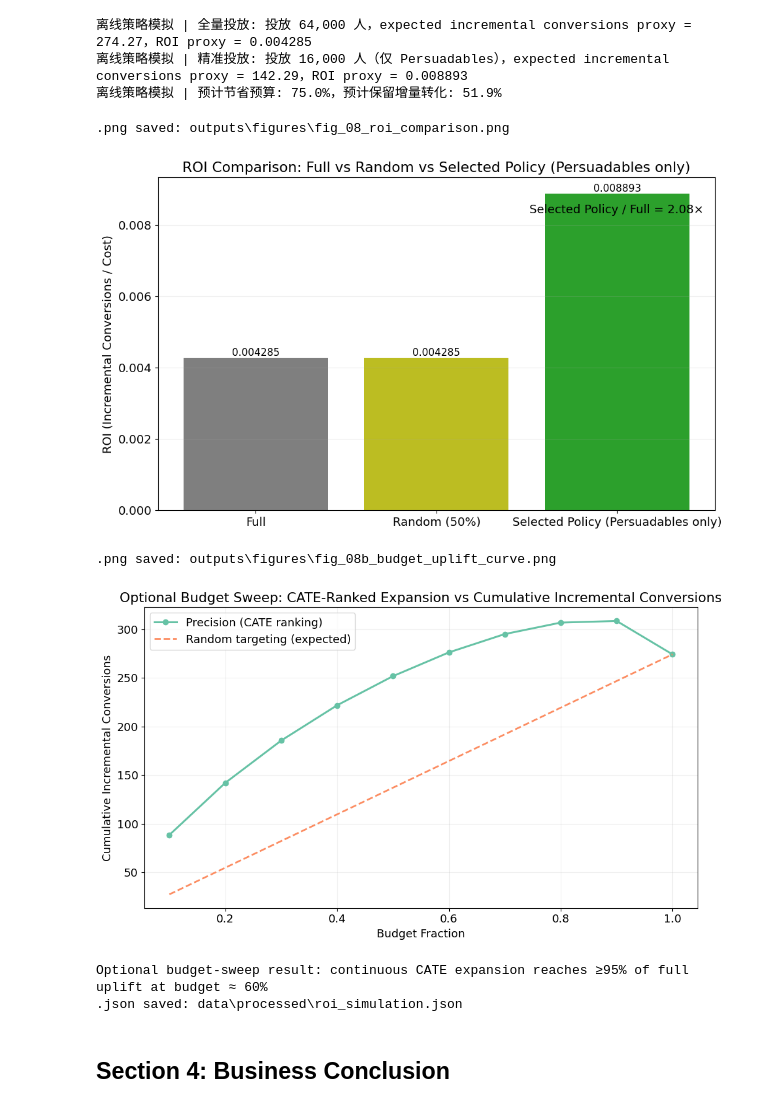
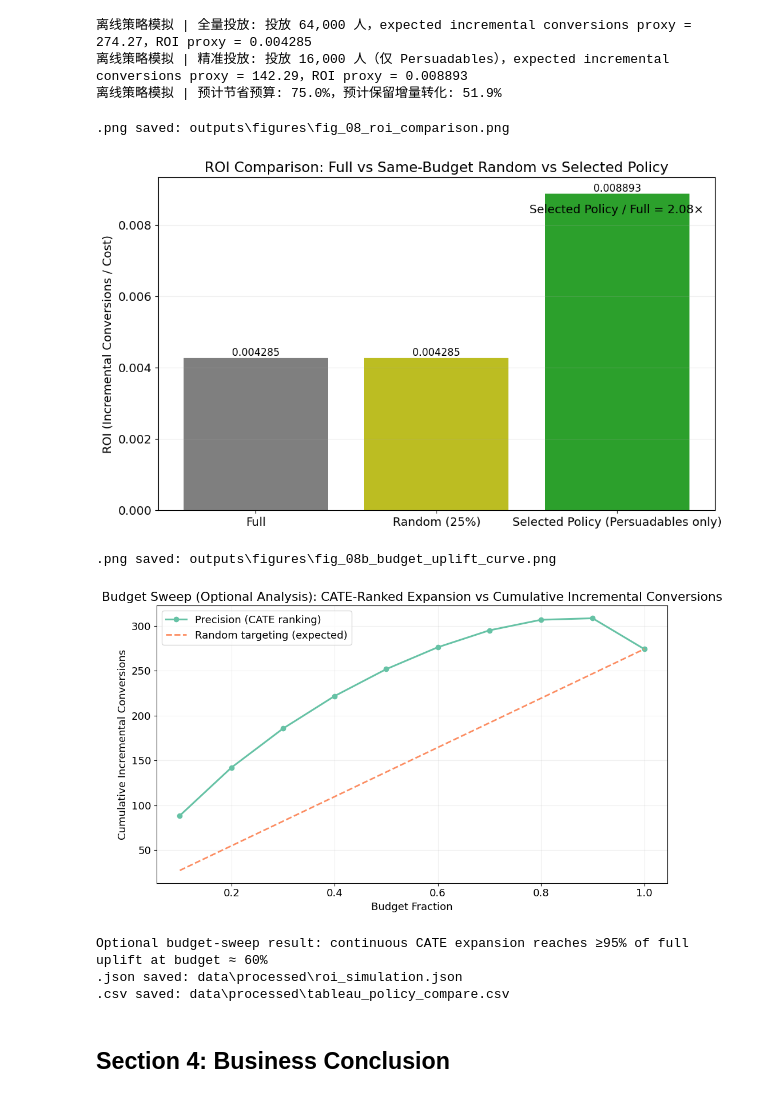
Before and after one commit to CLampard-Y/causal-uplift-marketing, a Jupyter notebook: notebooks/05_segmentation_and_roi.ipynb, the cells around one changed output. Cells and saved outputs as stored; diff of their text form; code cells hidden in the pictures.

```diff
--- a/notebooks/05_segmentation_and_roi.ipynb
+++ b/notebooks/05_segmentation_and_roi.ipynb
@@ -718,22 +718,23 @@ print(
 # Section 3 (Cell 3/4): ROI Comparison
 # ======================================================
 
-full_roi = float(roi_results['full_targeting']['roi'])
-prec_roi = float(roi_results['precision_targeting']['roi'])
+policy_compare_preview = prepare_tableau_policy_compare_export(roi_results)
+full_row = policy_compare_preview.loc[policy_compare_preview['policy_role'] == 'reference_full'].iloc[0]
+random_row = policy_compare_preview.loc[policy_compare_preview['policy_role'] == 'derived_baseline'].iloc[0]
+selected_row = policy_compare_preview.loc[policy_compare_preview['policy_role'] == 'selected_policy'].iloc[0]
 
-# Random targeting @ 50%
-random_50 = next((x for x in roi_results['random_targeting'] if abs(float(x['budget_pct']) - 0.5) < 1e-12), None)
+full_roi = float(full_row['roi_proxy'])
+rand_roi = float(random_row['roi_proxy'])
+prec_roi = float(selected_row['roi_proxy'])
+selected_budget_pct = float(selected_row['budget_pct'])
 
-assert random_50 is not None, 'random_targeting must include budget_pct=0.5'
-rand_roi = float(random_50['roi'])
-
-labels = ['Full', 'Random (50%)', 'Selected Policy (Persuadables only)']
+labels = ['Full', f'Random ({selected_budget_pct:.0%})', 'Selected Policy (Persuadables only)']
 values = [full_roi, rand_roi, prec_roi]
 
 plt.figure(figsize=(10, 6))
 bars = plt.bar(labels, values, color=['#7f7f7f', '#bcbd22', '#2ca02c'])
 plt.ylabel('ROI (Incremental Conversions / Cost)')
-plt.title('ROI Comparison: Full vs Random vs Selected Policy (Persuadables only)')
+plt.title('ROI Comparison: Full vs Same-Budget Random vs Selected Policy')
 plt.grid(axis='y', alpha=0.20)
 
 # Value labels
@@ -752,10 +753,10 @@ print(f'.png saved: {out}')
 plt.show()
 # %% [output]
 .png saved: outputs\figures\fig_08_roi_comparison.png
-[figure, old version]
+[figure, new version]
 # %%
 # ======================================================
-# Section 3 (Cell 4/4): Optional Budget Sweep (Upper-Bound Expansion Analysis)
+# Section 3 (Cell 4/4): Budget Sweep + Artifact Persistence
 # ======================================================
 
 budget_sweep = roi_results['budget_sweep']
@@ -770,37 +771,59 @@ assert xs[0] > 0 and xs[-1] == 1.0, 'budget_sweep x-axis must end at 1.0'
 plt.figure(figsize=(10, 6))
 plt.plot(xs, ys, marker='o', linewidth=2.2, label='Precision (CATE ranking)')
 plt.plot(xs, rand_y, linestyle='--', linewidth=2.0, label='Random targeting (expected)')
 
-plt.title('Optional Budget Sweep: CATE-Ranked Expansion vs Cumulative Incremental Conversions')
+plt.title('Budget Sweep (Optional Analysis): CATE-Ranked Expansion vs Cumulative Incremental Conversions')
 plt.xlabel('Budget Fraction')
 plt.ylabel('Cumulative Incremental Conversions')
 plt.grid(alpha=0.20)
 plt.legend(loc='upper left')
 plt.tight_layout()
 
 out = figures_dir / 'fig_08b_budget_uplift_curve.png'
 plt.savefig(out, dpi=150, bbox_inches='tight')
 print(f'.png saved: {out}')
 plt.show()
 
 # Highlight: at what budget do we achieve ~full uplift?
 full_uplift = float(roi_results['full_targeting']['n_incremental_conv'])
 if full_uplift > 1e-12:
     best_idx = int(np.argmax(np.array(ys) / full_uplift >= 0.95)) if any((np.array(ys) / full_uplift) >= 0.95) else None
     if best_idx is not None:
         print(f"Optional budget-sweep result: continuous CATE expansion reaches ≥95% of full uplift at budget ≈ {xs[best_idx]*100:.0f}%")
 
 # Persist ROI results
 roi_out = Path('data') / 'processed' / 'roi_simulation.json'
 roi_out.parent.mkdir(parents=True, exist_ok=True)
 with open(roi_out, 'w', encoding='utf-8') as f:
     json.dump(roi_results, f, ensure_ascii=False, indent=2)
 print(f'.json saved: {roi_out}')
+with open(roi_out, 'r', encoding='utf-8') as f:
+    roi_results_handoff = json.load(f)
+assert isinstance(roi_results_handoff, dict), 'Reloaded roi_simulation.json must be a dict'
+
+# Persist Tableau-ready policy compare export for Page 1 handoff
+tableau_policy_compare_out = Path('data') / 'processed' / 'tableau_policy_compare.csv'
+tableau_policy_compare_df = business.prepare_tableau_policy_compare_export(roi_results_handoff)
+tableau_policy_compare_out.parent.mkdir(parents=True, exist_ok=True)
+tableau_policy_compare_df.to_csv(tableau_policy_compare_out, index=False)
+print(f'.csv saved: {tableau_policy_compare_out}')
+tableau_policy_compare_check = pd.read_csv(tableau_policy_compare_out)
+assert len(tableau_policy_compare_check) == 3, 'tableau_policy_compare.csv must contain exactly 3 rows'
+assert list(tableau_policy_compare_check.columns) == ['policy_name', 'policy_role', 'budget_pct', 'n_targeted', 'incremental_conversion_proxy', 'roi_proxy', 'budget_saving_pct', 'conversion_retention_pct', 'roi_proxy_ratio_vs_full', 'selected_policy', 'derived_baseline', 'display_order'], 'tableau_policy_compare.csv schema mismatch'
+numeric_cols = ['budget_pct', 'n_targeted', 'incremental_conversion_proxy', 'roi_proxy', 'budget_saving_pct', 'conversion_retention_pct', 'roi_proxy_ratio_vs_full', 'display_order']
+assert np.isfinite(tableau_policy_compare_check[numeric_cols].to_numpy(dtype=float)).all(), 'tableau_policy_compare.csv numeric fields must be finite'
+assert tableau_policy_compare_check['selected_policy'].sum() == 1, 'tableau_policy_compare.csv must contain exactly one selected policy row'
+assert tableau_policy_compare_check['derived_baseline'].sum() == 1, 'tableau_policy_compare.csv must contain exactly one derived baseline row'
+assert tableau_policy_compare_check['policy_role'].tolist() == ['reference_full', 'derived_baseline', 'selected_policy'], 'tableau_policy_compare.csv policy_role order mismatch'
+selected_budget_written = float(tableau_policy_compare_check.loc[tableau_policy_compare_check['policy_role'] == 'selected_policy', 'budget_pct'].iloc[0])
+random_budget_written = float(tableau_policy_compare_check.loc[tableau_policy_compare_check['policy_role'] == 'derived_baseline', 'budget_pct'].iloc[0])
+assert abs(selected_budget_written - random_budget_written) <= 1e-12, 'random comparator budget must match selected policy budget'
 # %% [output]
 .png saved: outputs\figures\fig_08b_budget_uplift_curve.png
-[figure, old version]
+[figure, new version]
 Optional budget-sweep result: continuous CATE expansion reaches ≥95% of full uplift at budget ≈ 60%
 .json saved: data\processed\roi_simulation.json
+.csv saved: data\processed\tableau_policy_compare.csv
 # %% [markdown]
 ## Section 4: Business Conclusion
 # %%
```
Also changed, not shown: parts of 2 cells of this notebook, 2 other files.
